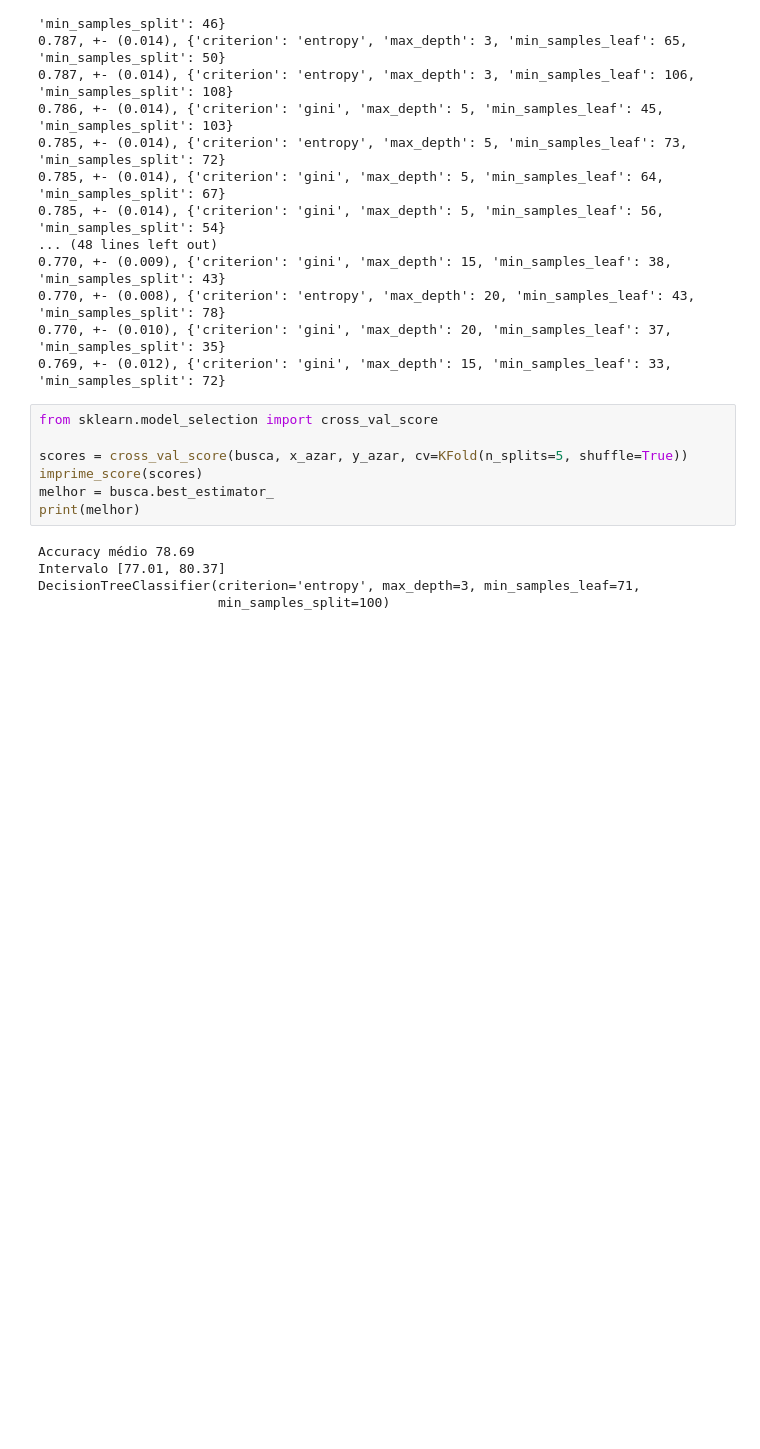
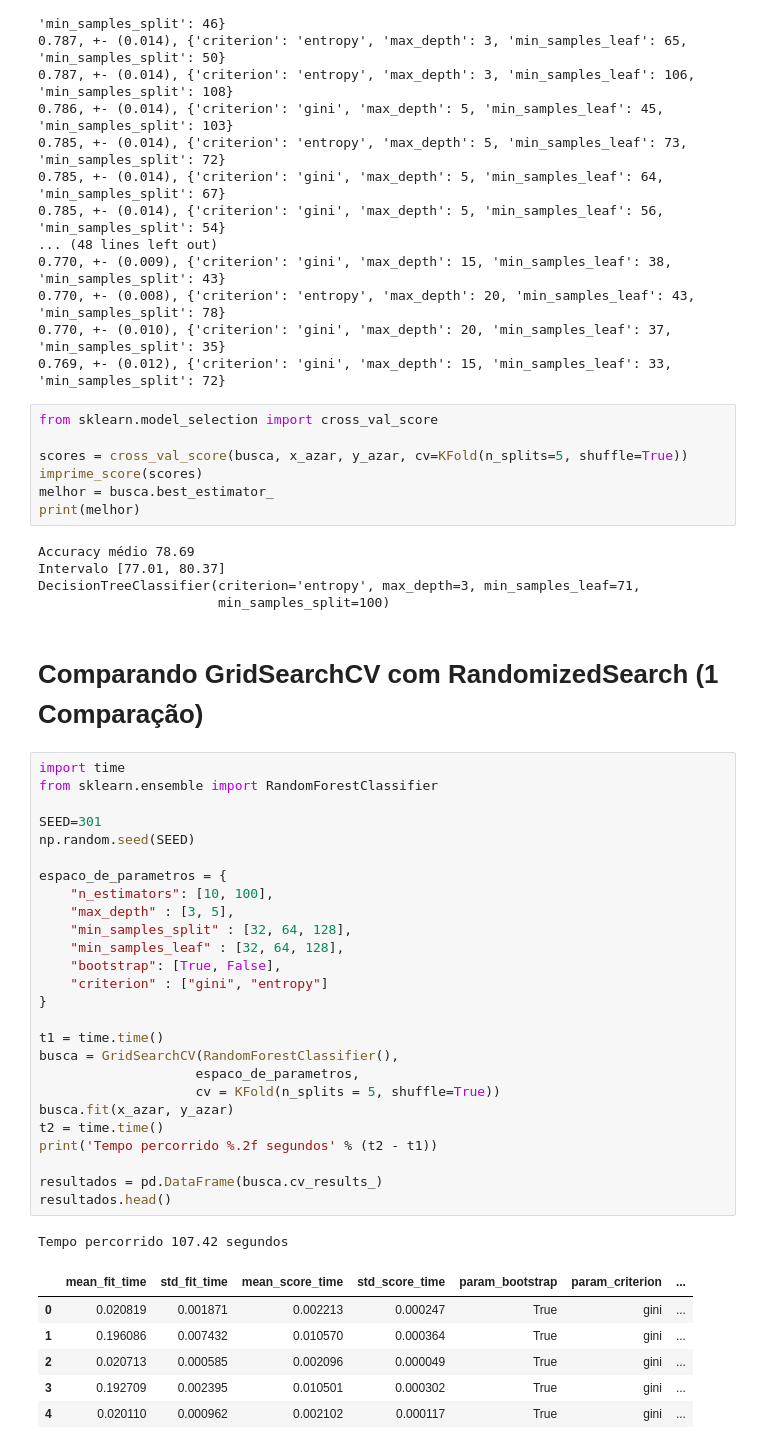
Before and after one commit to C3P0gan/Tutorials, a Jupyter notebook: Alura/Formacao_Machine_Learning/Machine_Learning_parte2/Introdução_a_Machine_Learning_Otimização_parte_2.ipynb, the cells around one changed output. Drawn from its saved outputs; the diff is of its cells as text; blank space fills up the shorter version.

Commit message:
[UPDATE] Machine Learning parte2: otimização com exploração aleatória (03.Baseline com busca exaustiva no espaço)

```diff
--- a/Alura/Formacao_Machine_Learning/Machine_Learning_parte2/Introdução_a_Machine_Learning_Otimização_parte_2.ipynb
+++ b/Alura/Formacao_Machine_Learning/Machine_Learning_parte2/Introdução_a_Machine_Learning_Otimização_parte_2.ipynb
@@ -843,3 +843,39 @@ Accuracy médio 78.69
 Intervalo [77.01, 80.37]
 DecisionTreeClassifier(criterion='entropy', max_depth=3, min_samples_leaf=71,
                        min_samples_split=100)
+# %% [markdown]
+# Comparando GridSearchCV com RandomizedSearch (1 Comparação)
+# %%
+import time
+from sklearn.ensemble import RandomForestClassifier
+
+SEED=301
+np.random.seed(SEED)
+
+espaco_de_parametros = {
+    "n_estimators": [10, 100],
+    "max_depth" : [3, 5],
+    "min_samples_split" : [32, 64, 128],
+    "min_samples_leaf" : [32, 64, 128],
+    "bootstrap": [True, False],
+    "criterion" : ["gini", "entropy"]
+}
+
+t1 = time.time()
+busca = GridSearchCV(RandomForestClassifier(),
+                    espaco_de_parametros,
+                    cv = KFold(n_splits = 5, shuffle=True))
+busca.fit(x_azar, y_azar)
+t2 = time.time()
+print('Tempo percorrido %.2f segundos' % (t2 - t1))
+
+resultados = pd.DataFrame(busca.cv_results_)
+resultados.head()
+# %% [output]
+Tempo percorrido 107.42 segundos
+|  | mean_fit_time | std_fit_time | mean_score_time | std_score_time | param_bootstrap | param_criterion | ... |
+| 0 | 0.020819 | 0.001871 | 0.002213 | 0.000247 | True | gini | ... |
+| 1 | 0.196086 | 0.007432 | 0.010570 | 0.000364 | True | gini | ... |
+| 2 | 0.020713 | 0.000585 | 0.002096 | 0.000049 | True | gini | ... |
+| 3 | 0.192709 | 0.002395 | 0.010501 | 0.000302 | True | gini | ... |
+| 4 | 0.020110 | 0.000962 | 0.002102 | 0.000117 | True | gini | ... |
```
Also changed, not shown: parts of 2 cells of this notebook.
